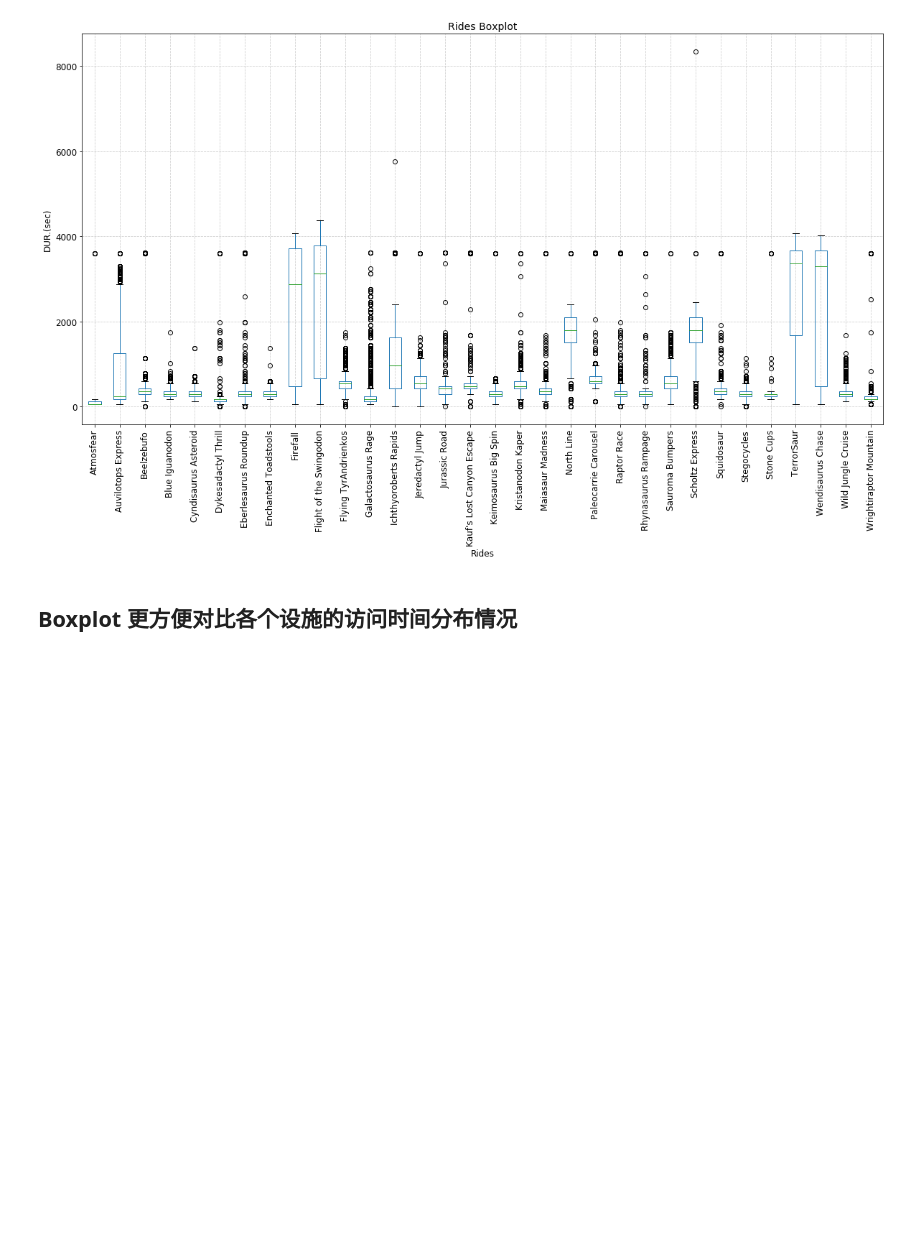
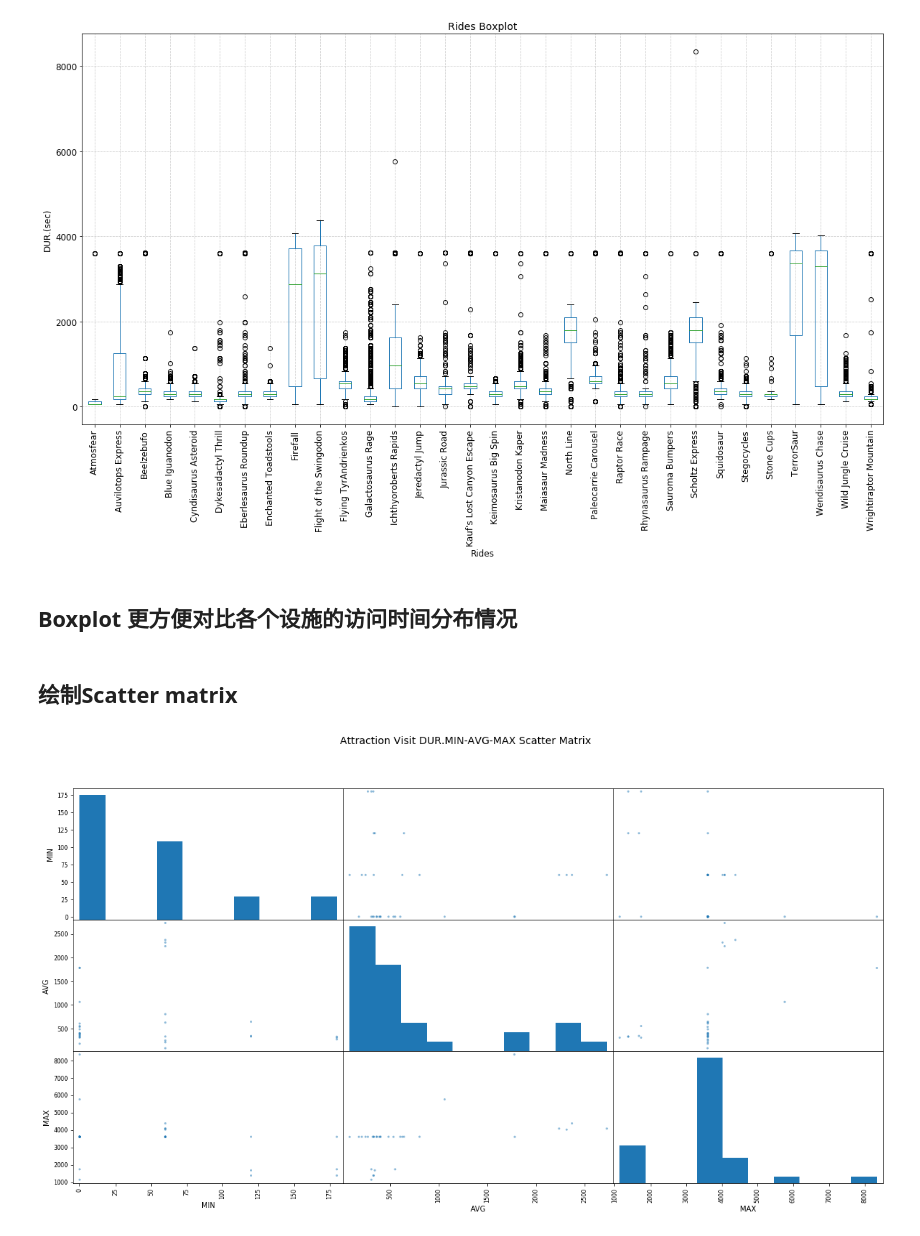
Before and after one commit to Lyn-liyuan/CSE578, a Jupyter notebook: Assign3-YuanLi.ipynb, the cells around one changed output. Saved outputs shown, nothing was run; the diff lists cells and outputs as text; code cells hidden in the pictures; blank space fills up the shorter version.

```diff
--- a/Assign3-YuanLi.ipynb
+++ b/Assign3-YuanLi.ipynb
@@ -242,3 +262,12 @@ plt.show()
 [figure]
 # %% [markdown]
 ## Boxplot 更方便对比各个设施的访问时间分布情况
+# %% [markdown]
+## 绘制Scatter matrix
+# %%
+result = pd.concat([grouped.min()['DUR'],grouped.mean()['DUR'], grouped.max()['DUR']], axis=1)
+result.columns = ['MIN','AVG','MAX']
+mdata = pd.plotting.scatter_matrix(result)
+title = plt.suptitle("Attraction Visit DUR.MIN-AVG-MAX Scatter Matrix",fontsize=14)
+# %% [output]
+[figure, added]
```
Also changed, not shown: parts of 5 cells of this notebook.
